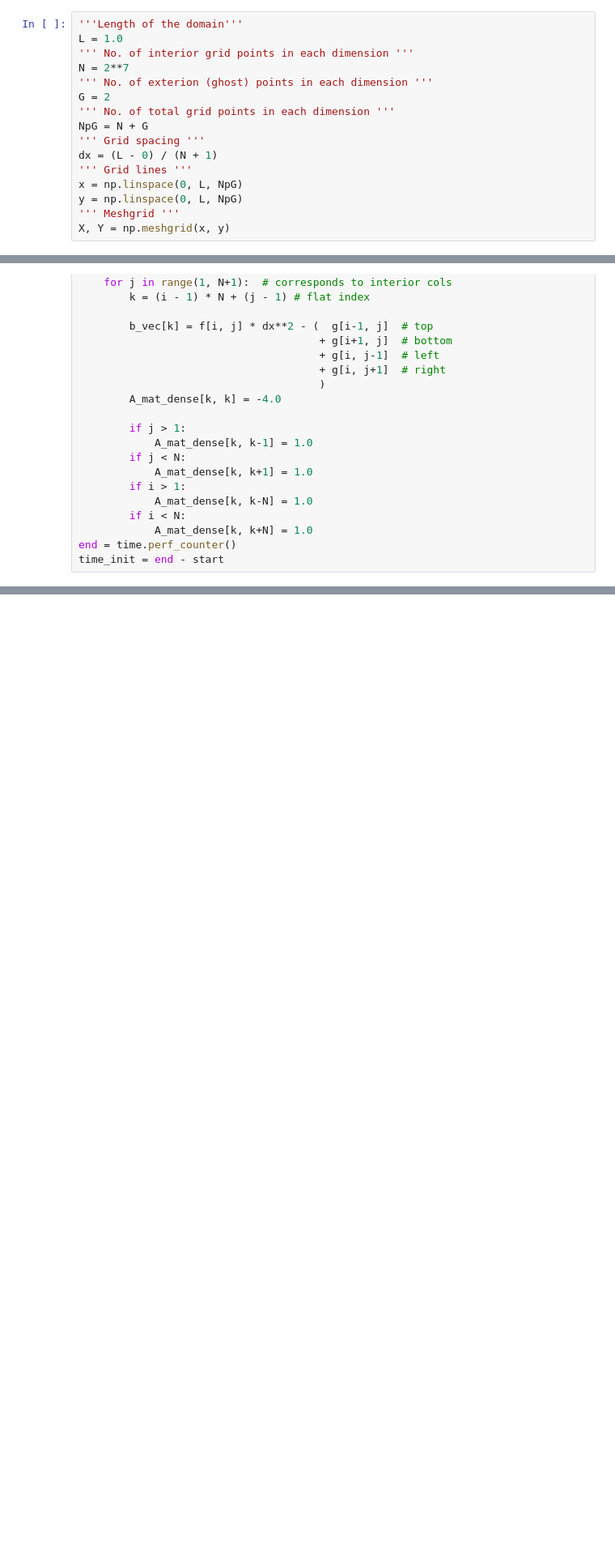
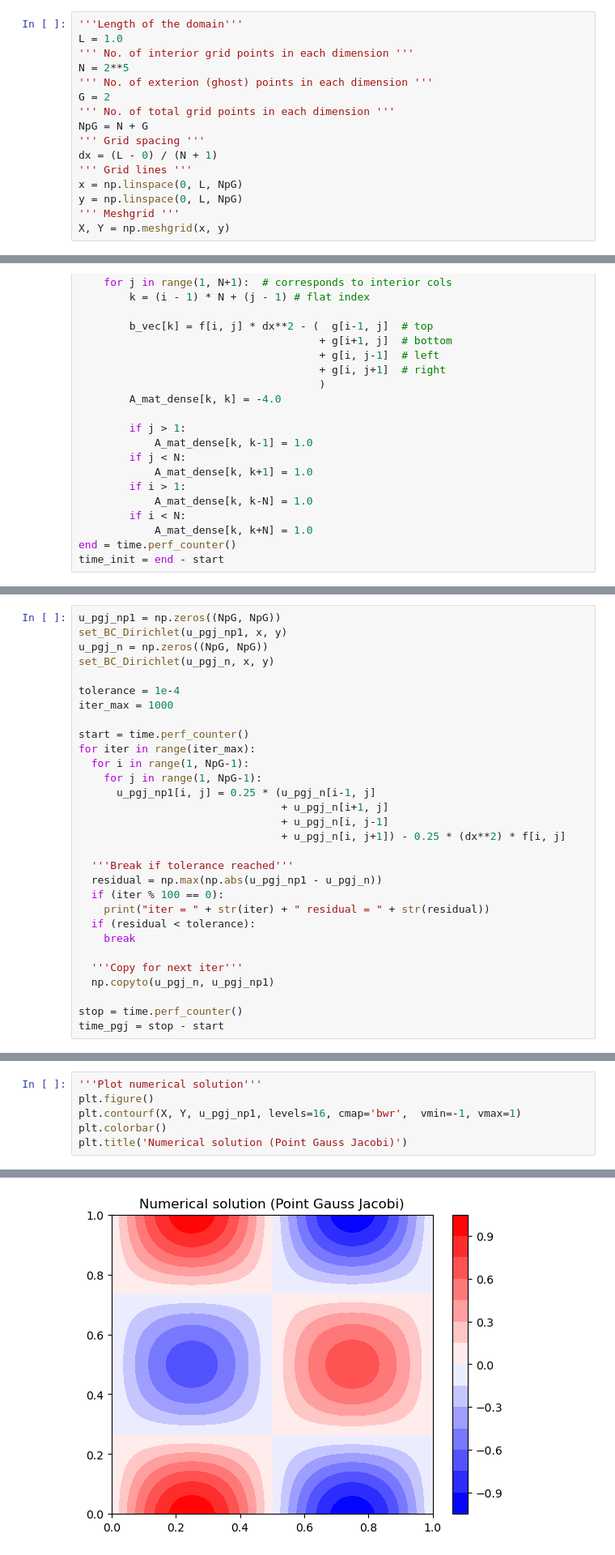
Before and after one commit to nithinadidela/PyPoisson, a Jupyter notebook: main.ipynb, the cells around one changed output, grey strips where cells are left out. Shown at 81% size. Cells and saved outputs as stored; diff of their text form; blank space fills up the shorter version.

Commit message:
implemented Point Gauss-Jacobi. basic version works.

```diff
--- a/main.ipynb
+++ b/main.ipynb
@@ -39,7 +39,7 @@ where g could be any constant or time-dependant function.
 '''Length of the domain'''
 L = 1.0
 ''' No. of interior grid points in each dimension '''
-N = 2**7
+N = 2**5
 ''' No. of exterion (ghost) points in each dimension '''
 G = 2
 ''' No. of total grid points in each dimension '''
@@ -219,0 +223,30 @@ print(str(time_fina) + " for finalizing")
+# %%
+u_pgj_np1 = np.zeros((NpG, NpG))
+set_BC_Dirichlet(u_pgj_np1, x, y)
+u_pgj_n = np.zeros((NpG, NpG))
+set_BC_Dirichlet(u_pgj_n, x, y)
+
+tolerance = 1e-4
+iter_max = 1000
+
+start = time.perf_counter()
+for iter in range(iter_max):
+  for i in range(1, NpG-1):
+    for j in range(1, NpG-1):
+      u_pgj_np1[i, j] = 0.25 * (u_pgj_n[i-1, j]
+                                + u_pgj_n[i+1, j]
+                                + u_pgj_n[i, j-1]
+                                + u_pgj_n[i, j+1]) - 0.25 * (dx**2) * f[i, j]
+
+  '''Break if tolerance reached'''
+  residual = np.max(np.abs(u_pgj_np1 - u_pgj_n))
+  if (iter % 100 == 0):
+    print("iter = " + str(iter) + " residual = " + str(residual))
+  if (residual < tolerance):
+    break
+
+  '''Copy for next iter'''
+  np.copyto(u_pgj_n, u_pgj_np1)
+
+stop = time.perf_counter()
+time_pgj = stop - start
@@ -219,0 +264,7 @@ print(str(time_fina) + " for finalizing")
+# %%
+'''Plot numerical solution'''
+plt.figure()
+plt.contourf(X, Y, u_pgj_np1, levels=16, cmap='bwr',  vmin=-1, vmax=1)
+plt.colorbar()
+plt.title('Numerical solution (Point Gauss Jacobi)')
+# %% [output]
@@ -219,0 +272 @@ print(str(time_fina) + " for finalizing")
+[figure, added]
```
Also changed, not shown: parts of 6 cells of this notebook.
